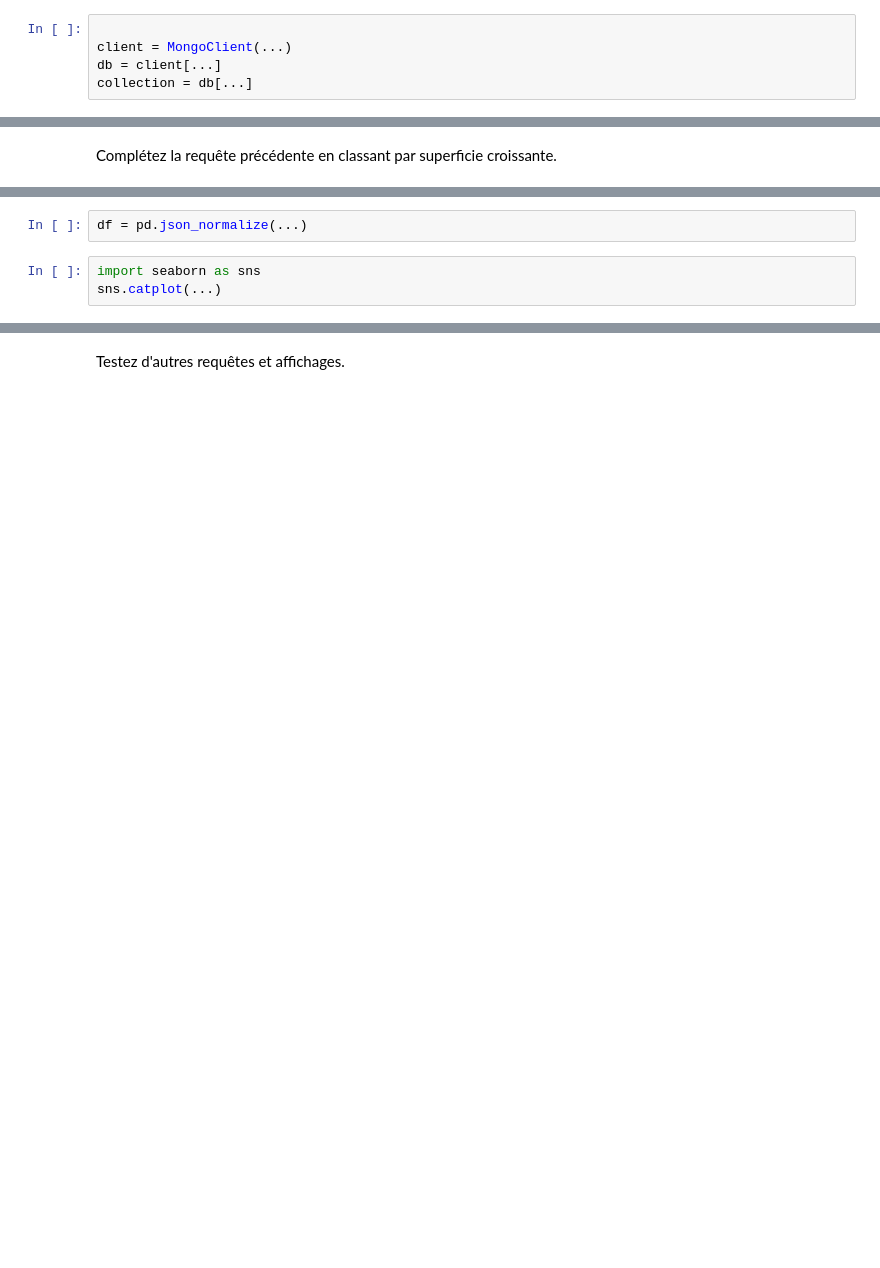
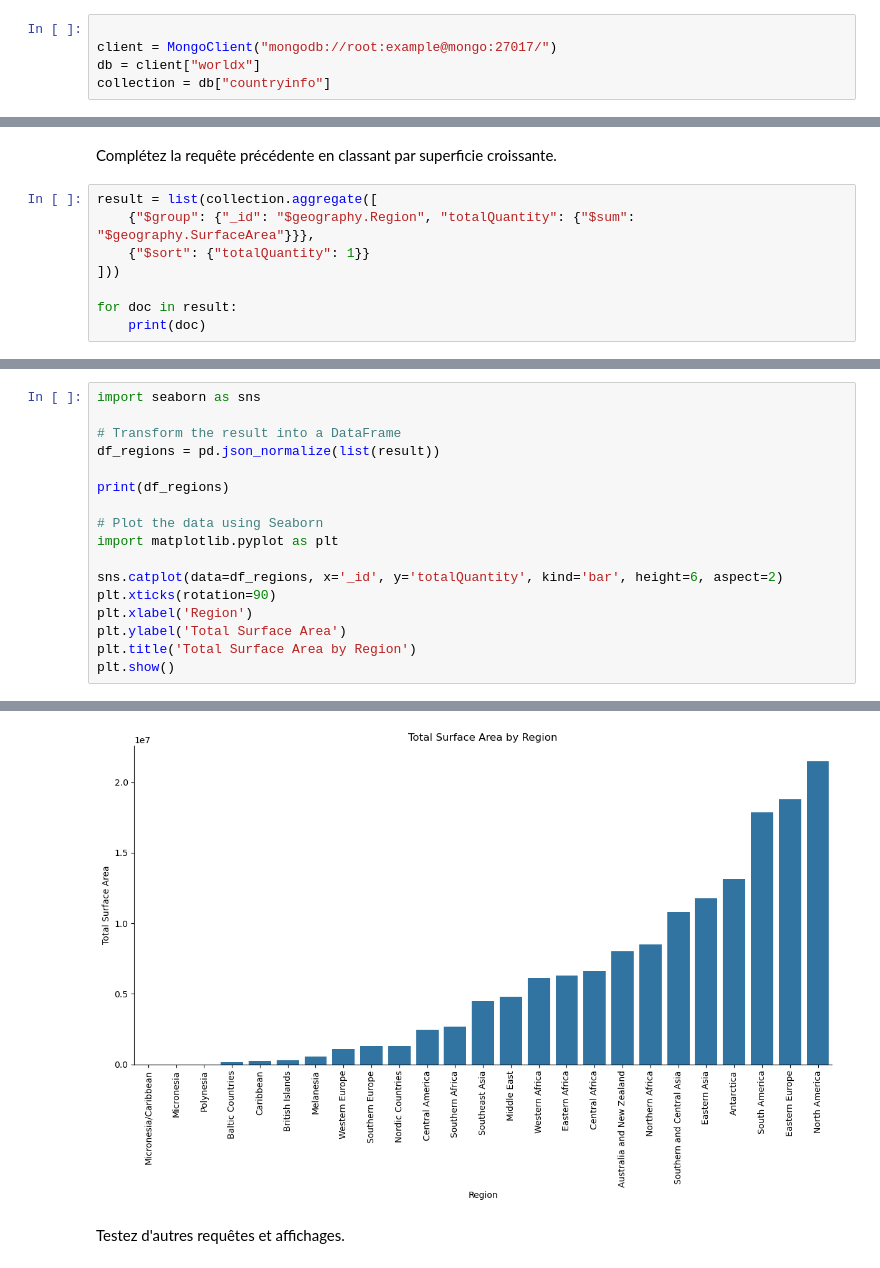
Before and after one commit to antoinech-courses/BigData-TP, a Jupyter notebook: tp1-2-3/tp3/tp3.ipynb, the cells around one changed output, grey strips where cells are left out. Cells and saved outputs as stored; diff of their text form; blank space fills up the shorter version.

```diff
--- a/tp1-2-3/tp3/tp3.ipynb
+++ b/tp1-2-3/tp3/tp3.ipynb
@@ -131,7 +282,7 @@ ar_docs = [json.loads(x) for x in ...]
 # %%
 
-client = MongoClient(...)
-db = client[...]
-collection = db[...]
+client = MongoClient("mongodb://root:example@mongo:27017/")
+db = client["worldx"]
+collection = db["countryinfo"]
 # %%
 collection.insert_many(ar_docs)
@@ -158,2 +374,10 @@ Regardez du côté de la [commande `aggregate`](https://www.mongodb.com/docs/man
 # %% [markdown]
 Complétez la requête précédente en classant par superficie croissante.
+# %%
+result = list(collection.aggregate([
+    {"$group": {"_id": "$geography.Region", "totalQuantity": {"$sum": "$geography.SurfaceArea"}}},
+    {"$sort": {"totalQuantity": 1}}
+]))
+
+for doc in result:
+    print(doc)
@@ -164,5 +406,18 @@ Pour transformer le tableau de résultats en DataFrame, vous pouvez utiliser `pd
-# %%
-df = pd.json_normalize(...)
-# %%
-import seaborn as sns
-sns.catplot(...)
+# %%
+import seaborn as sns
+
+# Transform the result into a DataFrame
+df_regions = pd.json_normalize(list(result))
+
+print(df_regions)
+
+# Plot the data using Seaborn
+import matplotlib.pyplot as plt
+
+sns.catplot(data=df_regions, x='_id', y='totalQuantity', kind='bar', height=6, aspect=2)
+plt.xticks(rotation=90)
+plt.xlabel('Region')
+plt.ylabel('Total Surface Area')
+plt.title('Total Surface Area by Region')
+plt.show()
+# %% [output]
@@ -169,2 +441,3 @@ sns.catplot(...)
+[figure, added]
 # %% [markdown]
 Testez d'autres requêtes et affichages.
```
Also changed, not shown: parts of 35 cells of this notebook, 1 other file.
